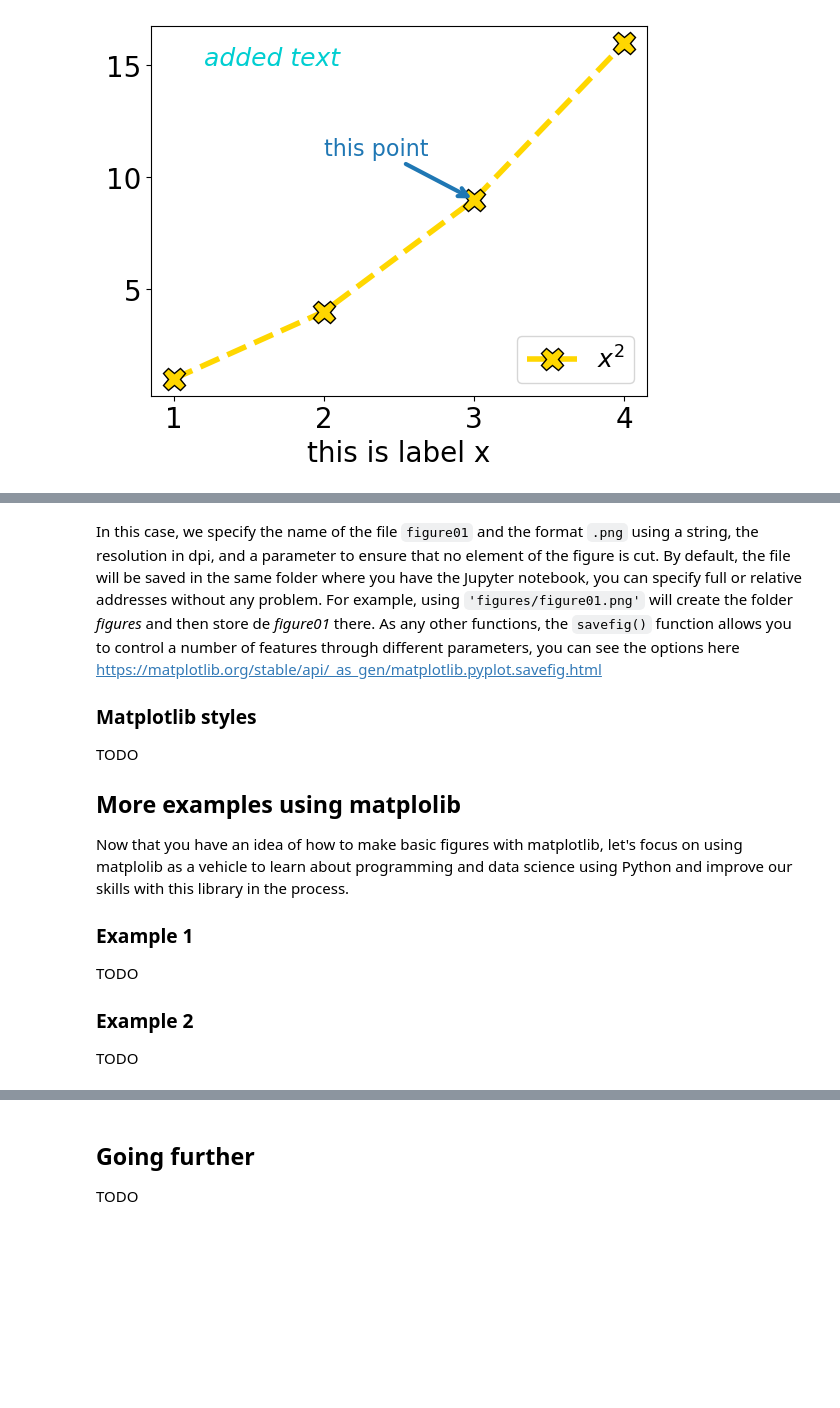
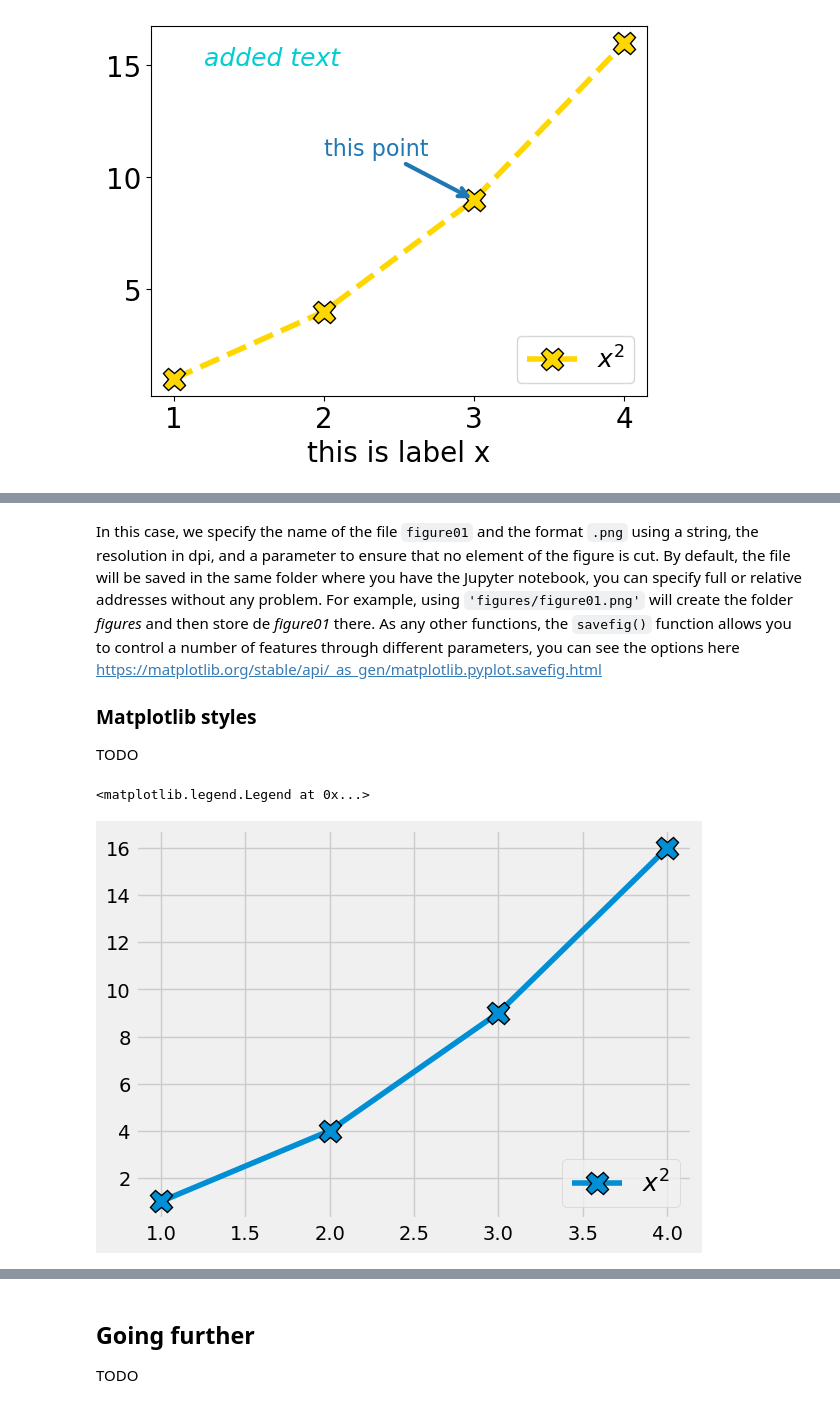
Before and after one commit to marcoalopez/Python_course, a Jupyter notebook: notebooks/Matplotlib_walkthrough.ipynb, the cells around one changed output, grey strips where cells are left out. Cells and saved outputs as stored; diff of their text form; code cells hidden in the pictures; blank space fills up the shorter version.

```diff
--- a/notebooks/Matplotlib_walkthrough.ipynb
+++ b/notebooks/Matplotlib_walkthrough.ipynb
@@ -225,16 +227,14 @@ In this case, we specify the name of the file ``figure01`` and the format ``.png
 ### Matplotlib styles
 
 TODO
-
-## More examples using matplolib
-
-Now that you have an idea of how to make basic figures with matplotlib, let's focus on using matplolib as a vehicle to learn about programming and data science using Python and improve our skills with this library in the process.
-
-### Example 1
-
-TODO
-
-
-### Example 2
-
-TODO
+# %%
+import matplotlib as mpl
+mpl.style.use('fivethirtyeight')
+
+fig, ax = plt.subplots()
+
+ax.plot(a, b, marker='X', markersize=16, markeredgecolor='black', label='$x^2$')
+ax.legend(loc='lower right', fontsize=18)
+# %% [output]
+<matplotlib.legend.Legend at 0x...>
+[figure, added]
```
Also changed, not shown: parts of 10 cells of this notebook.
